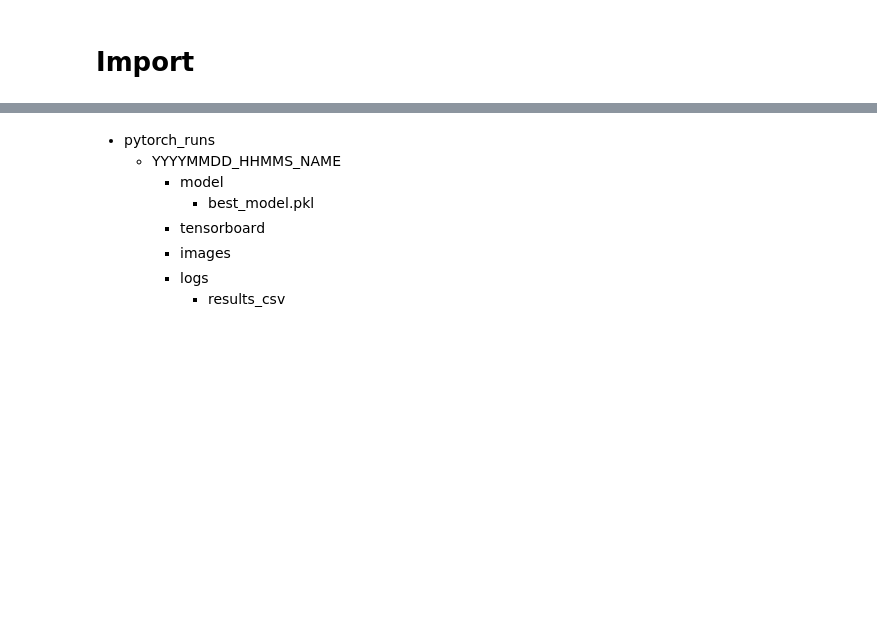
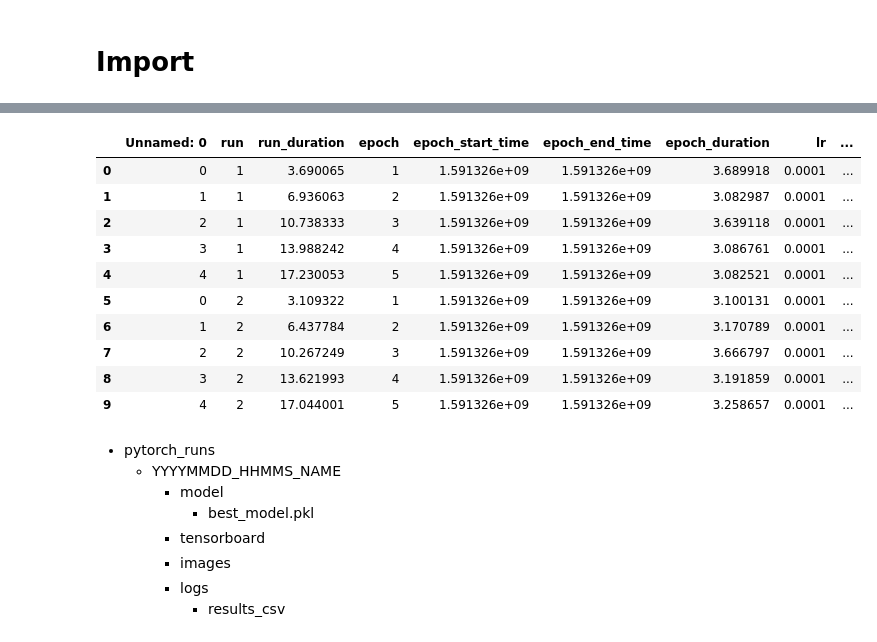
Before and after one commit to petersontylerd/pytorch-tensorboard-suite, a Jupyter notebook: pytorch_scratch.ipynb, the cells around one changed output, grey strips where cells are left out. Saved outputs shown, nothing was run; the diff lists cells and outputs as text; code cells hidden in the pictures; blank space fills up the shorter version.

```diff
--- a/pytorch_scratch.ipynb
+++ b/pytorch_scratch.ipynb
@@ -54,3 +39,18 @@ FileNotFoundError: [Errno 2] File /Users/petersontylerd/pytorch_experiments/2020
+# %%
+path = "/Users/petersontylerd/pytorch_experiments/20200604_2212_FCNet/tensborboard_logs/events.out.tfevents.1591326729.Tylers-iMac.attlocal.net.5648.0"
+pd.read_csv("/Users/petersontylerd/pytorch_experiments/20200604_2157_FCNet/raw_logs/results.csv").iloc[:20, :20]
+# %% [output]
+|  | Unnamed: 0 | run | run_duration | epoch | epoch_start_time | epoch_end_time | epoch_duration | lr | ... |
+| 0 | 0 | 1 | 3.690065 | 1 | 1.591326e+09 | 1.591326e+09 | 3.689918 | 0.0001 | ... |
+| 1 | 1 | 1 | 6.936063 | 2 | 1.591326e+09 | 1.591326e+09 | 3.082987 | 0.0001 | ... |
+| 2 | 2 | 1 | 10.738333 | 3 | 1.591326e+09 | 1.591326e+09 | 3.639118 | 0.0001 | ... |
+| 3 | 3 | 1 | 13.988242 | 4 | 1.591326e+09 | 1.591326e+09 | 3.086761 | 0.0001 | ... |
+| 4 | 4 | 1 | 17.230053 | 5 | 1.591326e+09 | 1.591326e+09 | 3.082521 | 0.0001 | ... |
+| 5 | 0 | 2 | 3.109322 | 1 | 1.591326e+09 | 1.591326e+09 | 3.100131 | 0.0001 | ... |
+| 6 | 1 | 2 | 6.437784 | 2 | 1.591326e+09 | 1.591326e+09 | 3.170789 | 0.0001 | ... |
+| 7 | 2 | 2 | 10.267249 | 3 | 1.591326e+09 | 1.591326e+09 | 3.666797 | 0.0001 | ... |
+| 8 | 3 | 2 | 13.621993 | 4 | 1.591326e+09 | 1.591326e+09 | 3.191859 | 0.0001 | ... |
+| 9 | 4 | 2 | 17.044001 | 5 | 1.591326e+09 | 1.591326e+09 | 3.258657 | 0.0001 | ... |
 # %% [markdown]
 - pytorch_runs
     - YYYYMMDD_HHMMS_NAME
```
Also changed, not shown: parts of 4 cells of this notebook, 1 other file.
